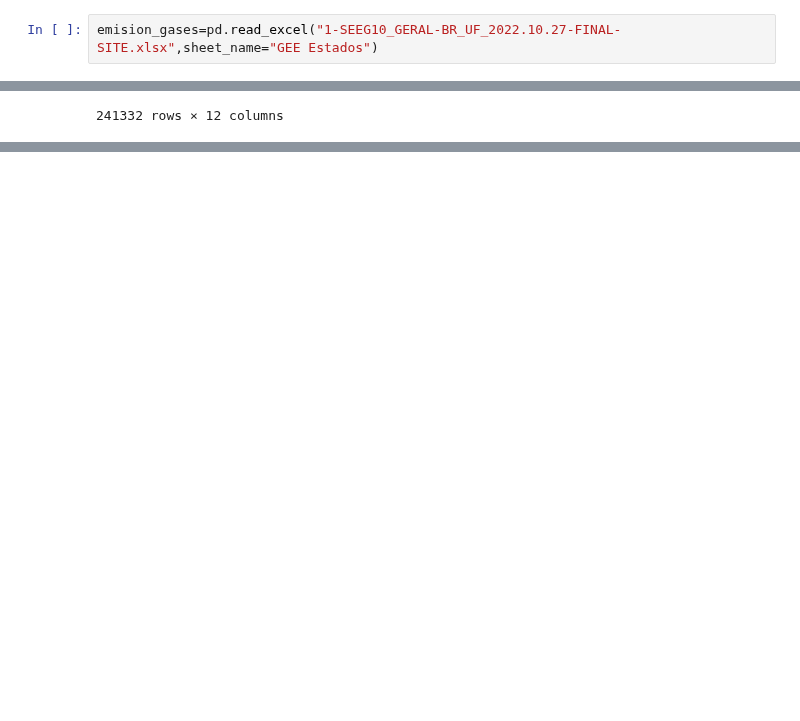
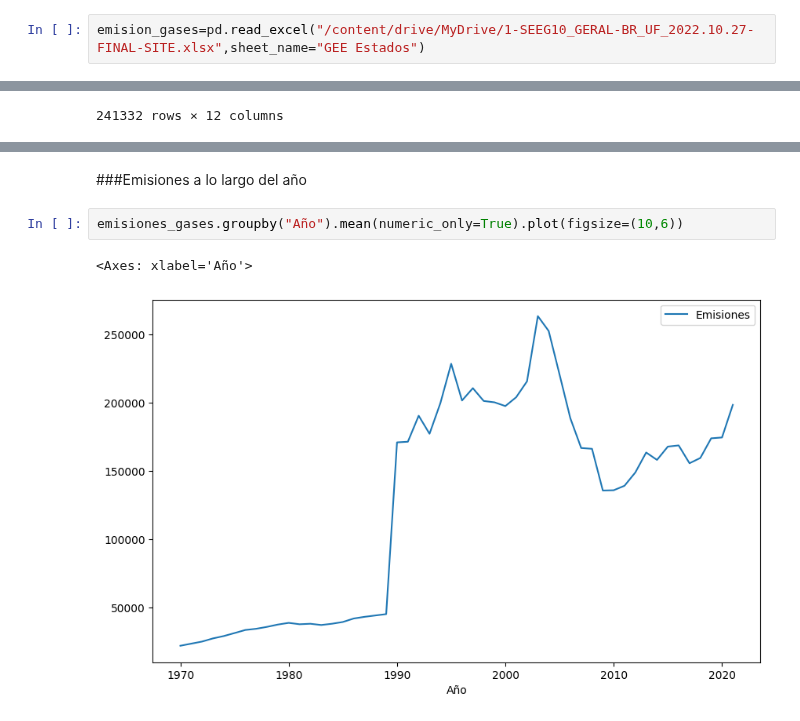
Before and after one commit to Kross363/Python-Data-Science, a Jupyter notebook: Pandas_seleccionar_y_agrupar_datos.ipynb, the cells around one changed output, grey strips where cells are left out. Drawn from its saved outputs; the diff is of its cells as text; blank space fills up the shorter version.

```diff
--- a/Pandas_seleccionar_y_agrupar_datos.ipynb
+++ b/Pandas_seleccionar_y_agrupar_datos.ipynb
@@ -7,7 +7,7 @@
 # %%
 import pandas as pd
 # %%
-emision_gases=pd.read_excel("1-SEEG10_GERAL-BR_UF_2022.10.27-FINAL-SITE.xlsx",sheet_name="GEE Estados")
+emision_gases=pd.read_excel("/content/drive/MyDrive/1-SEEG10_GERAL-BR_UF_2022.10.27-FINAL-SITE.xlsx",sheet_name="GEE Estados")
 # %%
 emision_gases
 # %% [output]
@@ -226,0 +318,7 @@ emisiones_gases.groupby("Gás").get_group("CO2 (t)")
+# %% [markdown]
+###Emisiones a lo largo del año
+# %%
+emisiones_gases.groupby("Año").mean(numeric_only=True).plot(figsize=(10,6))
+# %% [output]
+<Axes: xlabel='Año'>
+[figure, added]
```
Also changed, not shown: parts of 15 cells of this notebook.
